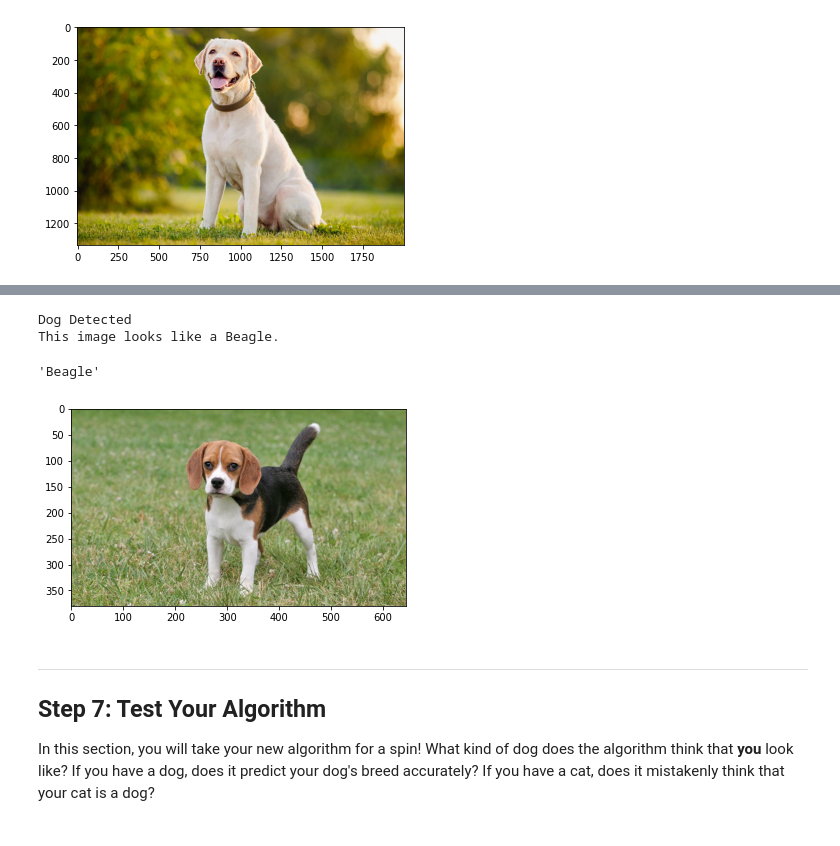
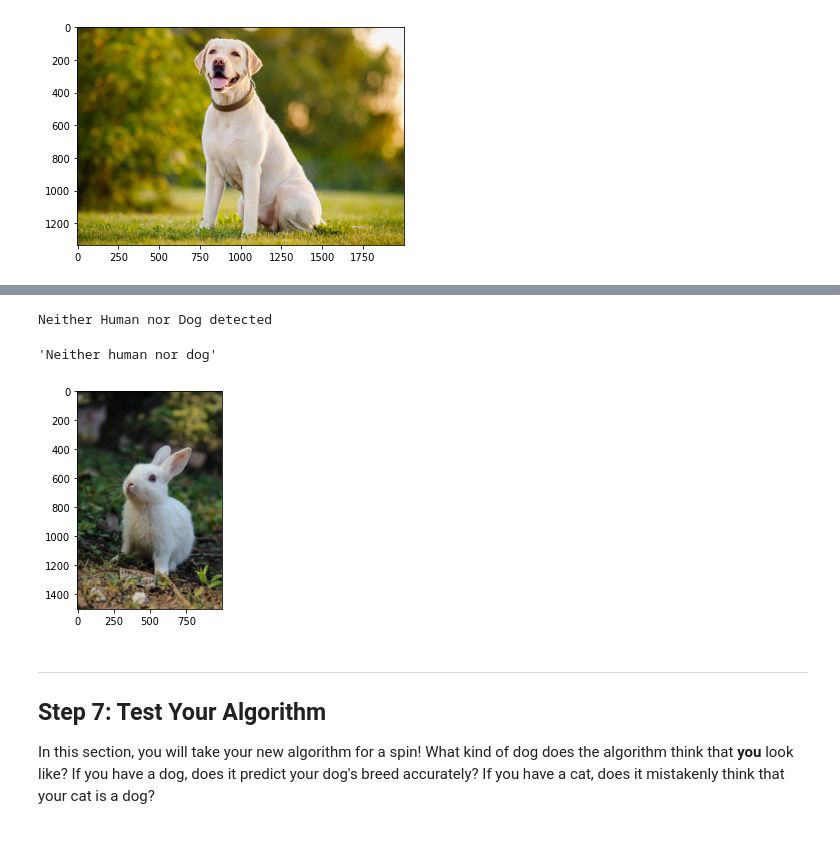
Before and after one commit to udacity/dog-project, a Jupyter notebook: dog_app.ipynb, the cells around one changed output, grey strips where cells are left out. Drawn from its saved outputs; the diff is of its cells as text; code cells hidden in the pictures.

```diff
--- a/dog_app.ipynb
+++ b/dog_app.ipynb
@@ -658,30 +490,29 @@ Some sample output for our algorithm is provided below, but feel free to design
 # %%
 ### TODO: Write your algorithm.
 ### Feel free to use as many code cells as needed.
 def return_breed(img_path):
     if face_detector(img_path):
         print('Human Detected')
         print('\n')
         return 'Human'
     elif dog_detector(img_path):
         print('Dog Detected')
         breed = classify_dog_breed(img_path)
         print('\n')
         return breed
     else:
         print('Neither Human nor Dog detected')
         print('\n')
         return 'Neither human nor dog'
 
-img_path = r'C:\Users\User\Documents\GitHub\dog-project\images\bb.jpg'
+img_path = r'C:\Users\User\Documents\GitHub\dog-project\images\st.jpg'
 img = cv2.imread(img_path)
 plt.imshow(cv2.cvtColor(img,cv2.COLOR_BGR2RGB))
 return_breed(img_path)
 # %% [output]
-Dog Detected
-This image looks like a Beagle.
+Neither Human nor Dog detected
-'Beagle'
+'Neither human nor dog'
-[figure, old version]
+[figure, new version]
 # %% [markdown]
 ---
 <a id='step7'></a>
```
Also changed, not shown: parts of 32 cells of this notebook, 2 other files.
